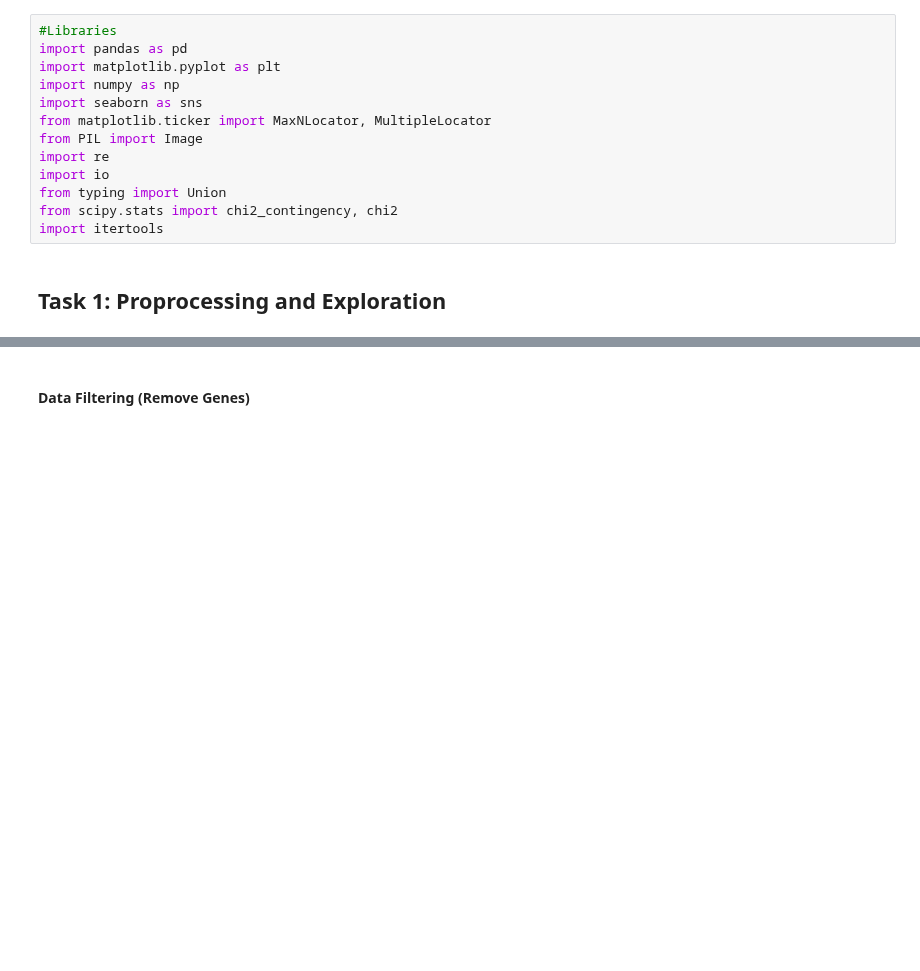
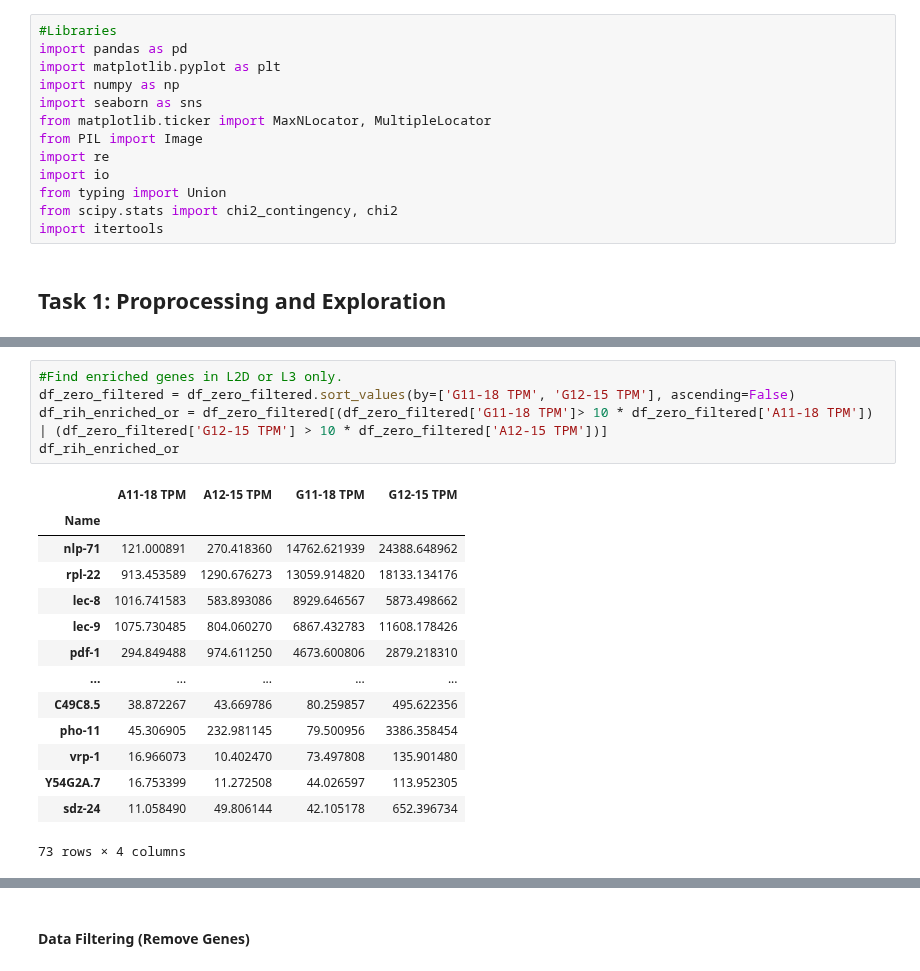
Before and after one commit to Tommytang111/trapseq_analysis, a Jupyter notebook: RNAseq_analysis.ipynb, the cells around one changed output, grey strips where cells are left out. Saved outputs shown, nothing was run; the diff lists cells and outputs as text; blank space fills up the shorter version.

```diff
--- a/RNAseq_analysis.ipynb
+++ b/RNAseq_analysis.ipynb
@@ -61,3 +104,23 @@ memory usage: 2.2+ MB
+# %%
+#Find enriched genes in L2D or L3 only.
+df_zero_filtered = df_zero_filtered.sort_values(by=['G11-18 TPM', 'G12-15 TPM'], ascending=False)
+df_rih_enriched_or = df_zero_filtered[(df_zero_filtered['G11-18 TPM']> 10 * df_zero_filtered['A11-18 TPM']) | (df_zero_filtered['G12-15 TPM'] > 10 * df_zero_filtered['A12-15 TPM'])]
+df_rih_enriched_or
+# %% [output]
+|  | A11-18 TPM | A12-15 TPM | G11-18 TPM | G12-15 TPM |
+| Name |  |  |  |  |
+| nlp-71 | 121.000891 | 270.418360 | 14762.621939 | 24388.648962 |
+| rpl-22 | 913.453589 | 1290.676273 | 13059.914820 | 18133.134176 |
+| lec-8 | 1016.741583 | 583.893086 | 8929.646567 | 5873.498662 |
+| lec-9 | 1075.730485 | 804.060270 | 6867.432783 | 11608.178426 |
+| pdf-1 | 294.849488 | 974.611250 | 4673.600806 | 2879.218310 |
+| ... | ... | ... | ... | ... |
+| C49C8.5 | 38.872267 | 43.669786 | 80.259857 | 495.622356 |
+| pho-11 | 45.306905 | 232.981145 | 79.500956 | 3386.358454 |
+| vrp-1 | 16.966073 | 10.402470 | 73.497808 | 135.901480 |
+| Y54G2A.7 | 16.753399 | 11.272508 | 44.026597 | 113.952305 |
+| sdz-24 | 11.058490 | 49.806144 | 42.105178 | 652.396734 |
+73 rows × 4 columns
 # %%
 #Get column names (usually not exactly the same as in the excel)
 features = df.columns.tolist()
```
Also changed, not shown: parts of 10 cells of this notebook.
